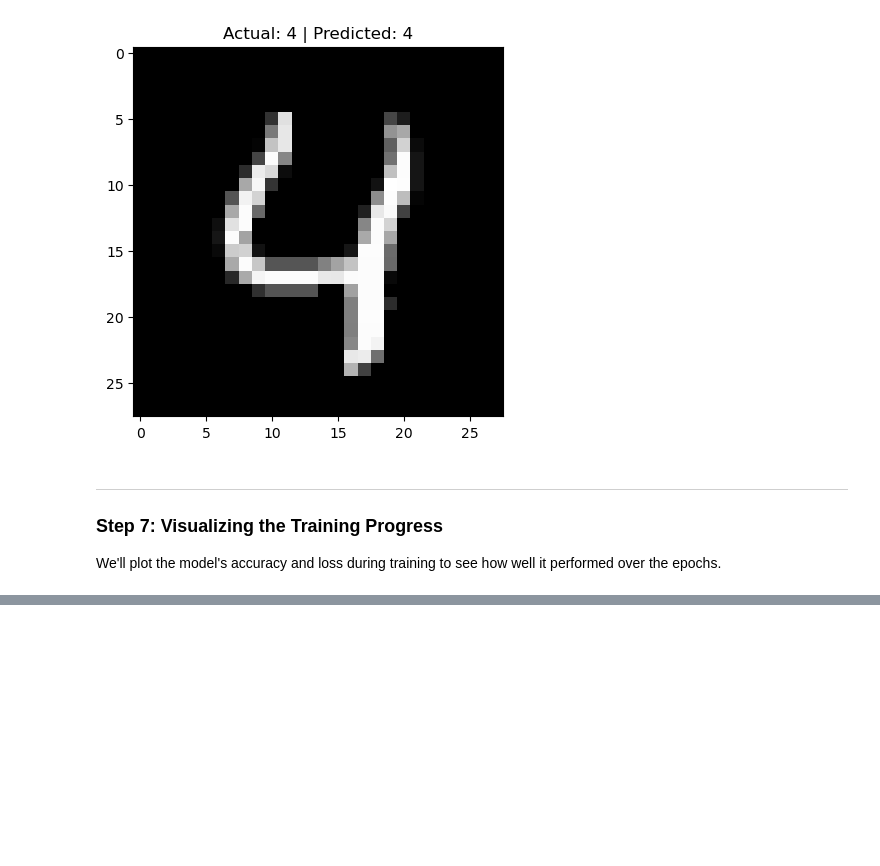
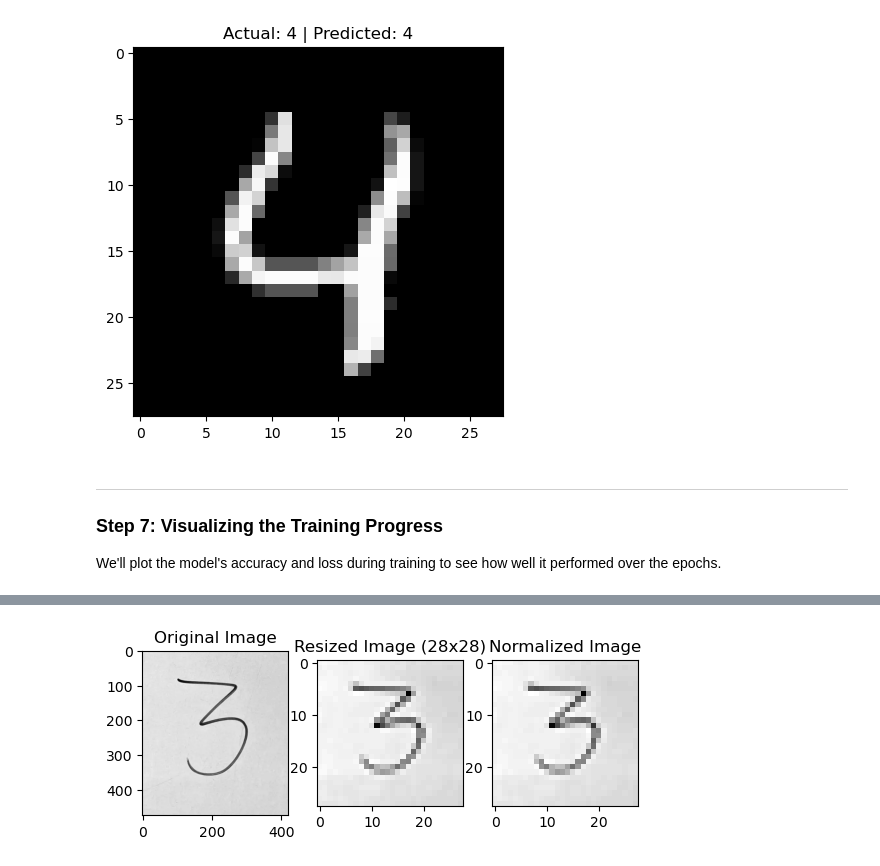
Before and after one commit to Nepal-College-of-Information-Technology/AI-Data-Science-Workshop-2024, a Jupyter notebook: Day 8: Neural Networks and Deep Learning Basics/Part3_Build_Neural_Network_MNIST.ipynb, the cells around one changed output, grey strips where cells are left out. Drawn from its saved outputs; the diff is of its cells as text; code cells hidden in the pictures; blank space fills up the shorter version.

```diff
--- a/Day 8: Neural Networks and Deep Learning Basics/Part3_Build_Neural_Network_MNIST.ipynb
+++ b/Day 8: Neural Networks and Deep Learning Basics/Part3_Build_Neural_Network_MNIST.ipynb
@@ -228,0 +246,7 @@ plt.show()
+# %%
+# Let's simulate the full process
+img_path = 'dataset/test_image3.2.png'  # Step 1: Upload the image
+img_reshaped = preprocess_image(img_path)  # Step 2: Preprocess the image
+predicted_digit = predict_image(img_reshaped, model)  # Step 3: Predict the digit
+# %% [output]
+[figure, added]
```
Also changed, not shown: parts of 10 cells of this notebook, 4 other files.
